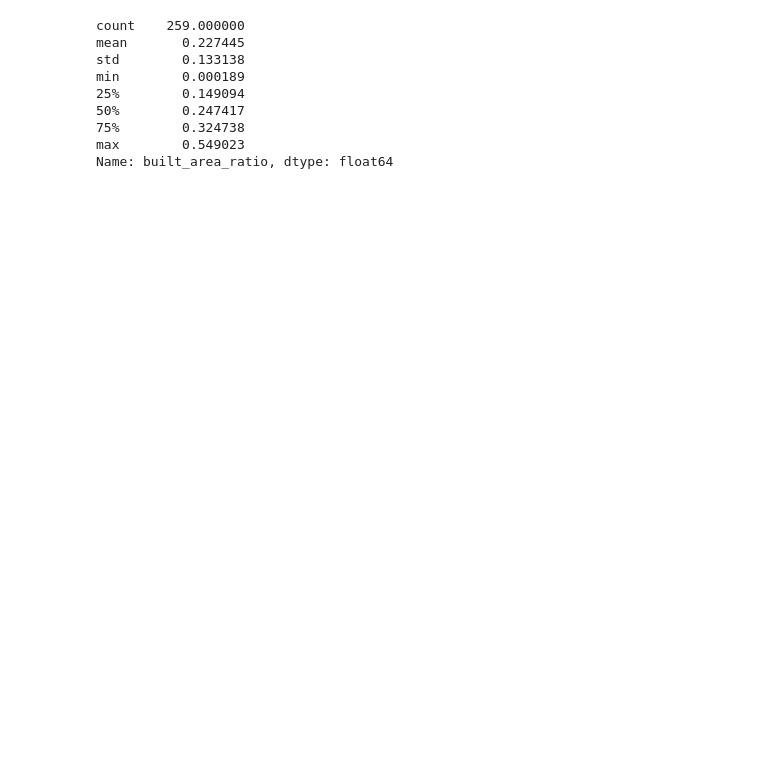
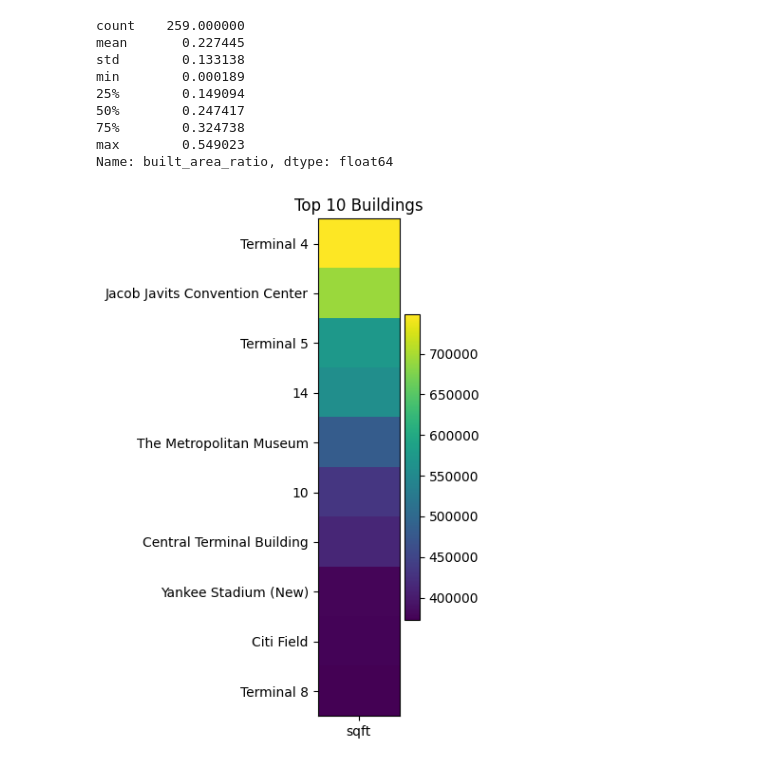
Before and after one commit to rowens2025/nyc-urban-built-floodzone-planimetrics, a Jupyter notebook: notebooks/initial_built_density.ipynb, the cells around one changed output. Saved outputs shown, nothing was run; the diff lists cells and outputs as text; code cells hidden in the pictures; blank space fills up the shorter version.

```diff
--- a/notebooks/initial_built_density.ipynb
+++ b/notebooks/initial_built_density.ipynb
@@ -197,3 +199,24 @@ min        0.000189
 75%        0.324738
 max        0.549023
 Name: built_area_ratio, dtype: float64
+# %%
+import matplotlib.pyplot as plt
+
+top10buildings = (
+    buildings_2263.dropna(subset=["name"])
+    .groupby("name")["footprint_sqft"]
+    .sum()
+    .sort_values(ascending=False)
+    .head(10)
+)
+
+plt.figure(figsize=(4, 6))
+plt.imshow(top10buildings.values.reshape(-1, 1), aspect="auto")
+plt.yticks(range(len(top10buildings)), top10buildings.index)
+plt.xticks([0], ["sqft"])
+plt.title("Top 10 Buildings")
+plt.colorbar()
+plt.tight_layout()
+plt.show()
+# %% [output]
+[figure, added]
```
Also changed, not shown: parts of 4 cells of this notebook, 1 other file.
